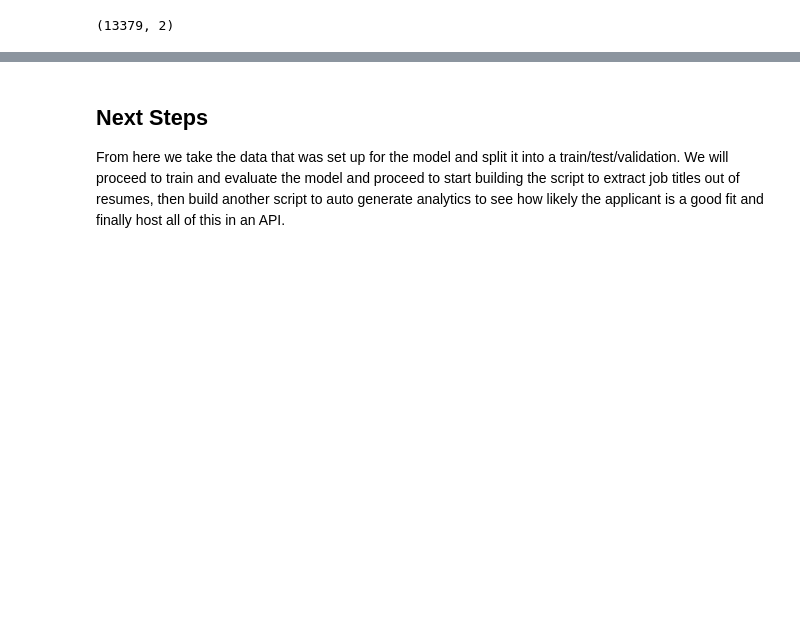
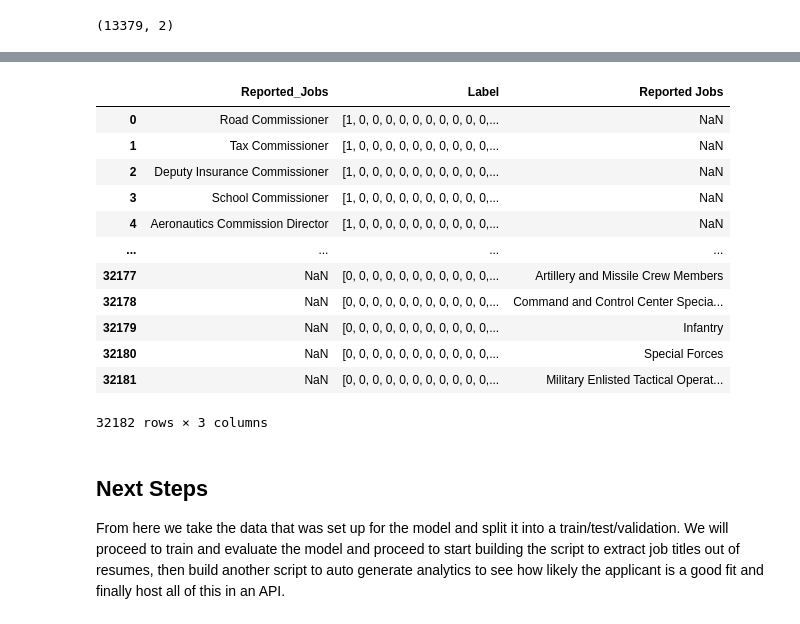
Before and after one commit to OhOmah/ResumeSkillExtraction, a Jupyter notebook: step1DataExploration/DataManipulation.ipynb, the cells around one changed output, grey strips where cells are left out. Cells and saved outputs as stored; diff of their text form; code cells hidden in the pictures; blank space fills up the shorter version.

Commit message:
Updated training of model

```diff
--- a/step1DataExploration/DataManipulation.ipynb
+++ b/step1DataExploration/DataManipulation.ipynb
@@ -79,3 +113,13 @@ print(reported_df.isna().sum().sum())
 # %%
 # Turn the labels into lists
 label_df['Label'] = label_df.values.tolist()
+# %%
+# Turn the base job titles into labels to append into the training data.
+dummy_labels = dummy_base.loc[:,dummy_base.columns != 'Reported Job']
+
+dummy_labels = dummy_labels.astype(int)
+dummy_labels['Label'] = dummy_labels.values.tolist()
+
+# Save only the job labels and append the reported job titles again
+extra_training_df = dummy_labels.loc[:,dummy_labels.columns == 'Label']
+extra_training_df['Reported Jobs'] = dummy_base['Reported Job']
@@ -130,3 +212,21 @@ test_df.shape
+# %%
+train_df = pd.concat([train_df, extra_training_df], ignore_index=True)
+# %%
+train_df
+# %% [output]
+|  | Reported_Jobs | Label | Reported Jobs |
+| 0 | Road Commissioner | [1, 0, 0, 0, 0, 0, 0, 0, 0, 0, 0,... | NaN |
+| 1 | Tax Commissioner | [1, 0, 0, 0, 0, 0, 0, 0, 0, 0, 0,... | NaN |
+| 2 | Deputy Insurance Commissioner | [1, 0, 0, 0, 0, 0, 0, 0, 0, 0, 0,... | NaN |
+| 3 | School Commissioner | [1, 0, 0, 0, 0, 0, 0, 0, 0, 0, 0,... | NaN |
+| 4 | Aeronautics Commission Director | [1, 0, 0, 0, 0, 0, 0, 0, 0, 0, 0,... | NaN |
+| ... | ... | ... | ... |
+| 32177 | NaN | [0, 0, 0, 0, 0, 0, 0, 0, 0, 0, 0,... | Artillery and Missile Crew Members |
+| 32178 | NaN | [0, 0, 0, 0, 0, 0, 0, 0, 0, 0, 0,... | Command and Control Center Specia... |
+| 32179 | NaN | [0, 0, 0, 0, 0, 0, 0, 0, 0, 0, 0,... | Infantry |
+| 32180 | NaN | [0, 0, 0, 0, 0, 0, 0, 0, 0, 0, 0,... | Special Forces |
+| 32181 | NaN | [0, 0, 0, 0, 0, 0, 0, 0, 0, 0, 0,... | Military Enlisted Tactical Operat... |
+32182 rows × 3 columns
 # %%
 # Export the Training and Testing data.
 train_df.to_csv('../Data/Training_Data.csv', index=False)
```
Also changed, not shown: parts of 9 cells of this notebook, 1 other file.
